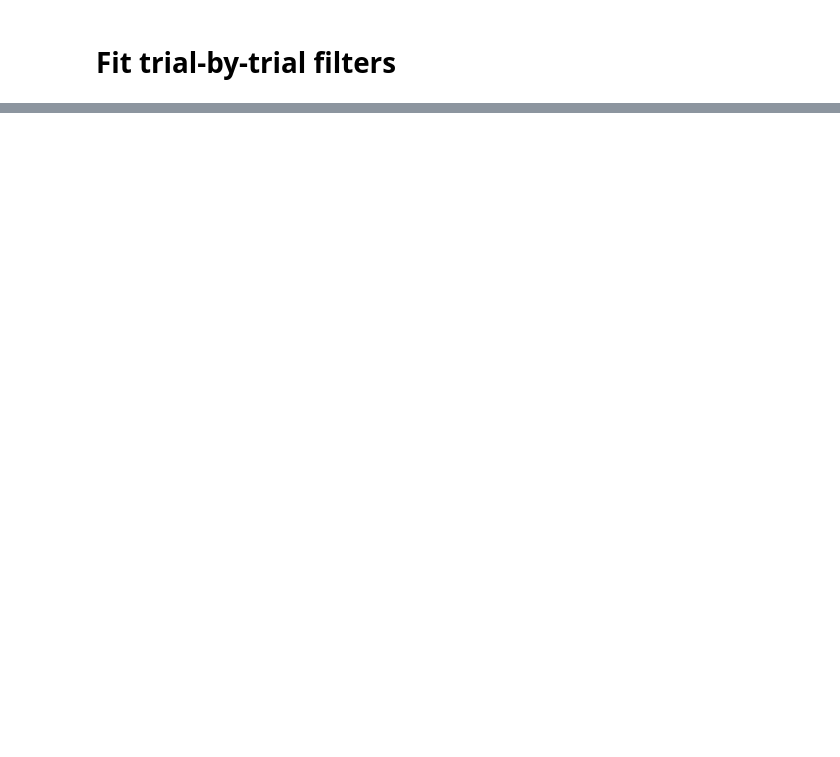
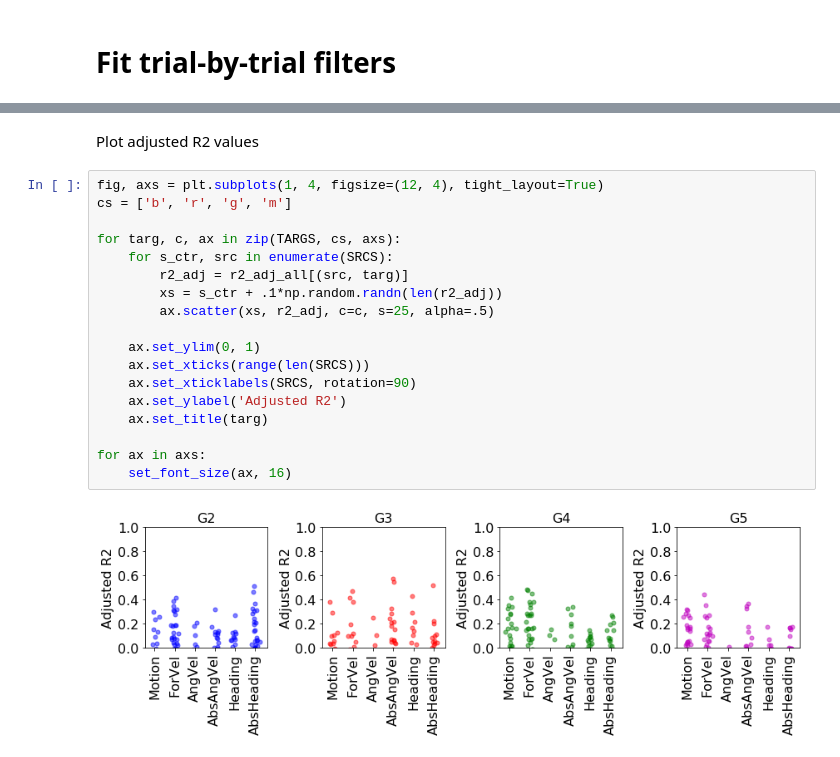
Before and after one commit to rkp8000/mushroom_mushroom, a Jupyter notebook: 3_dan_from_behav_filters_trial_by_trial.ipynb, the cells around one changed output, grey strips where cells are left out. Saved outputs shown, nothing was run; the diff lists cells and outputs as text; blank space fills up the shorter version.

```diff
--- a/3_dan_from_behav_filters_trial_by_trial.ipynb
+++ b/3_dan_from_behav_filters_trial_by_trial.ipynb
@@ -246,0 +286,22 @@ else:
+# %% [markdown]
+Plot adjusted R2 values
+# %%
+fig, axs = plt.subplots(1, 4, figsize=(12, 4), tight_layout=True)
+cs = ['b', 'r', 'g', 'm']
+
+for targ, c, ax in zip(TARGS, cs, axs):
+    for s_ctr, src in enumerate(SRCS):
+        r2_adj = r2_adj_all[(src, targ)]
+        xs = s_ctr + .1*np.random.randn(len(r2_adj))
+        ax.scatter(xs, r2_adj, c=c, s=25, alpha=.5)
+
+    ax.set_ylim(0, 1)
+    ax.set_xticks(range(len(SRCS)))
+    ax.set_xticklabels(SRCS, rotation=90)
+    ax.set_ylabel('Adjusted R2')
+    ax.set_title(targ)
+
+for ax in axs:
+    set_font_size(ax, 16)
+# %% [output]
+[figure, added]
```
Also changed, not shown: parts of 7 cells of this notebook, 3 other files.
